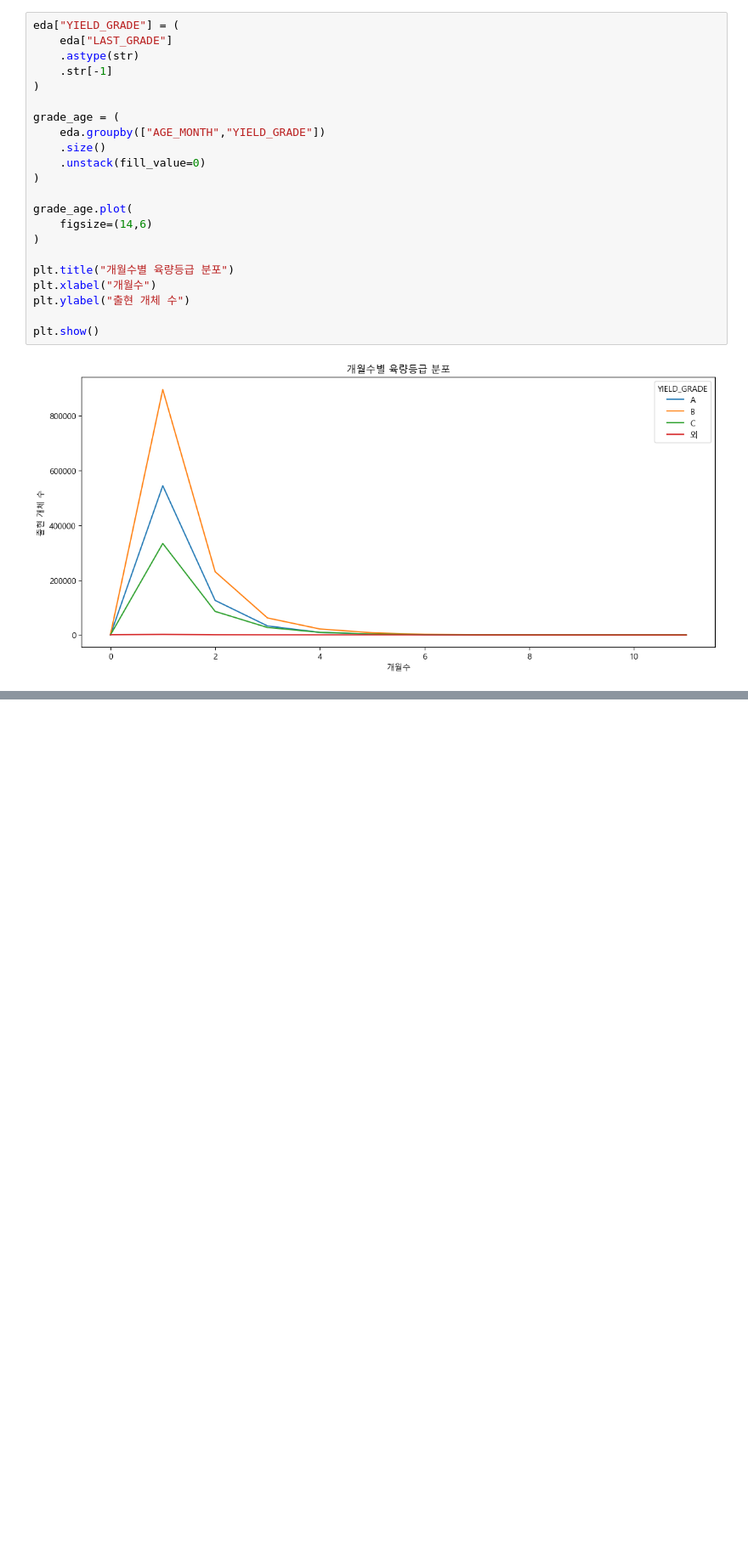
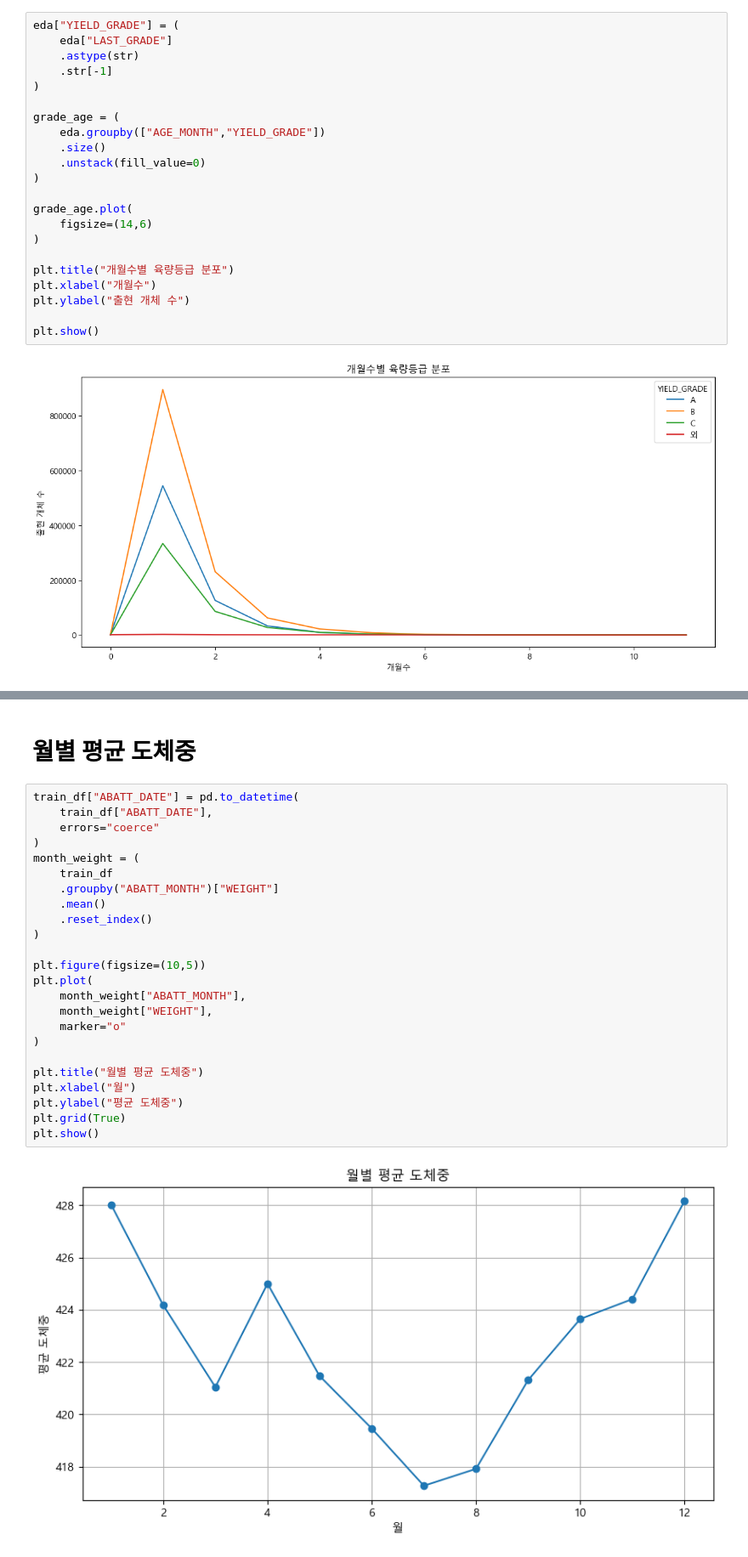
Before and after one commit to PR-log/data_mining_team_project, a Jupyter notebook: light GBM 테스트.ipynb, the cells around one changed output, grey strips where cells are left out. Shown: that part at 85% size. Cells and saved outputs as stored; diff of their text form; blank space fills up the shorter version.

```diff
--- a/light GBM 테스트.ipynb
+++ b/light GBM 테스트.ipynb
@@ -311,2 +311,30 @@ plt.show()
 # %% [output]
 [figure]
+# %% [markdown]
+# 월별 평균 도체중
+# %%
+train_df["ABATT_DATE"] = pd.to_datetime(
+    train_df["ABATT_DATE"],
+    errors="coerce"
+)
+month_weight = (
+    train_df
+    .groupby("ABATT_MONTH")["WEIGHT"]
+    .mean()
+    .reset_index()
+)
+
+plt.figure(figsize=(10,5))
+plt.plot(
+    month_weight["ABATT_MONTH"],
+    month_weight["WEIGHT"],
+    marker="o"
+)
+
+plt.title("월별 평균 도체중")
+plt.xlabel("월")
+plt.ylabel("평균 도체중")
+plt.grid(True)
+plt.show()
+# %% [output]
+[figure, added]
```
Also changed, not shown: parts of 12 cells of this notebook.
